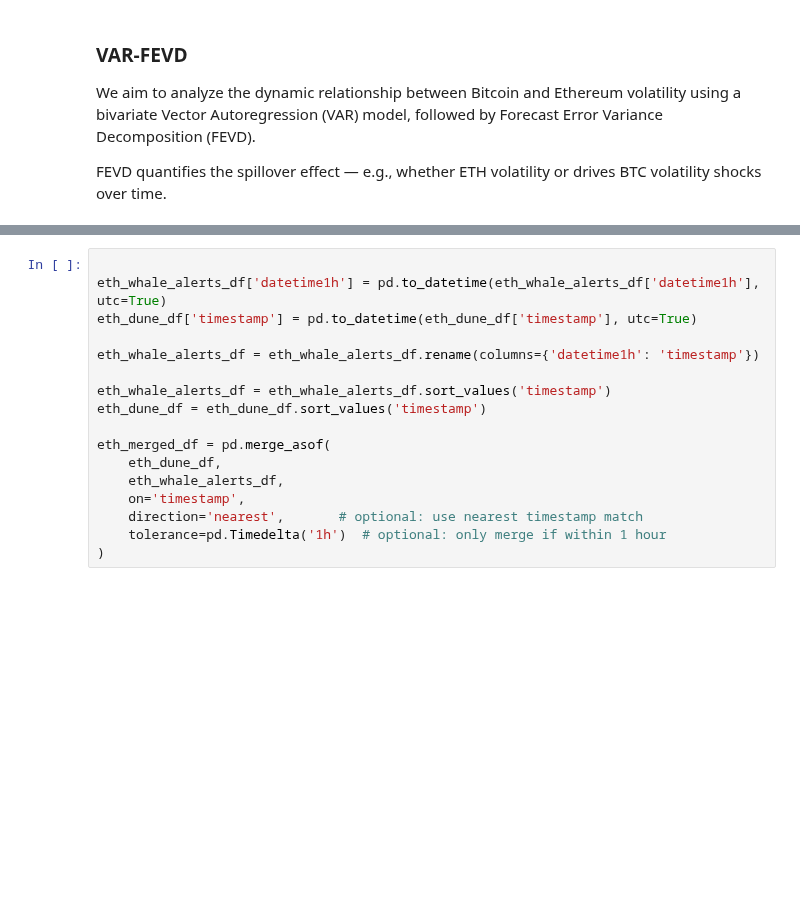
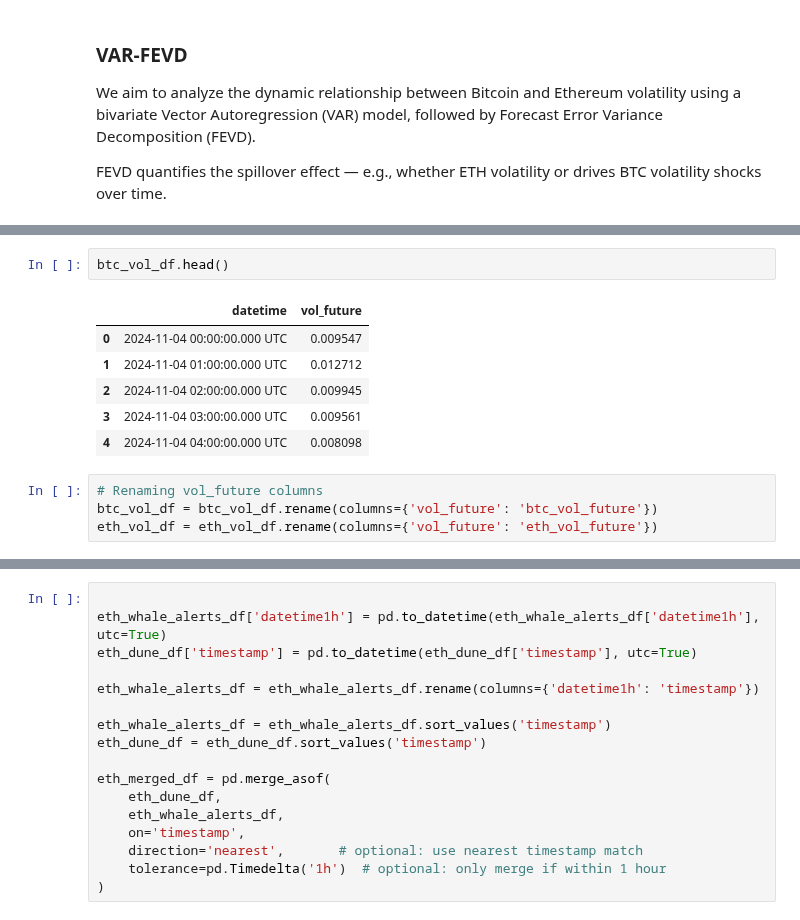
Before and after one commit to C3lineTan/DSE4101-CryptoWhale-2, a Jupyter notebook: Data Preprocessing/final_df_var_fevd.ipynb, the cells around one changed output, grey strips where cells are left out. Cells and saved outputs as stored; diff of their text form; blank space fills up the shorter version.

```diff
--- a/Data Preprocessing/final_df_var_fevd.ipynb
+++ b/Data Preprocessing/final_df_var_fevd.ipynb
@@ -148,0 +43,13 @@ Index(['timestamp', 'RV_MA_1hr', 'RV_MA_3hr', 'RV_MA_12hr', 'vol_future',
+# %%
+btc_vol_df.head()
+# %% [output]
+|  | datetime | vol_future |
+| 0 | 2024-11-04 00:00:00.000 UTC | 0.009547 |
+| 1 | 2024-11-04 01:00:00.000 UTC | 0.012712 |
+| 2 | 2024-11-04 02:00:00.000 UTC | 0.009945 |
+| 3 | 2024-11-04 03:00:00.000 UTC | 0.009561 |
+| 4 | 2024-11-04 04:00:00.000 UTC | 0.008098 |
+# %%
+# Renaming vol_future columns
+btc_vol_df = btc_vol_df.rename(columns={'vol_future': 'btc_vol_future'})
+eth_vol_df = eth_vol_df.rename(columns={'vol_future': 'eth_vol_future'})
```
Also changed, not shown: parts of 20 cells of this notebook.
